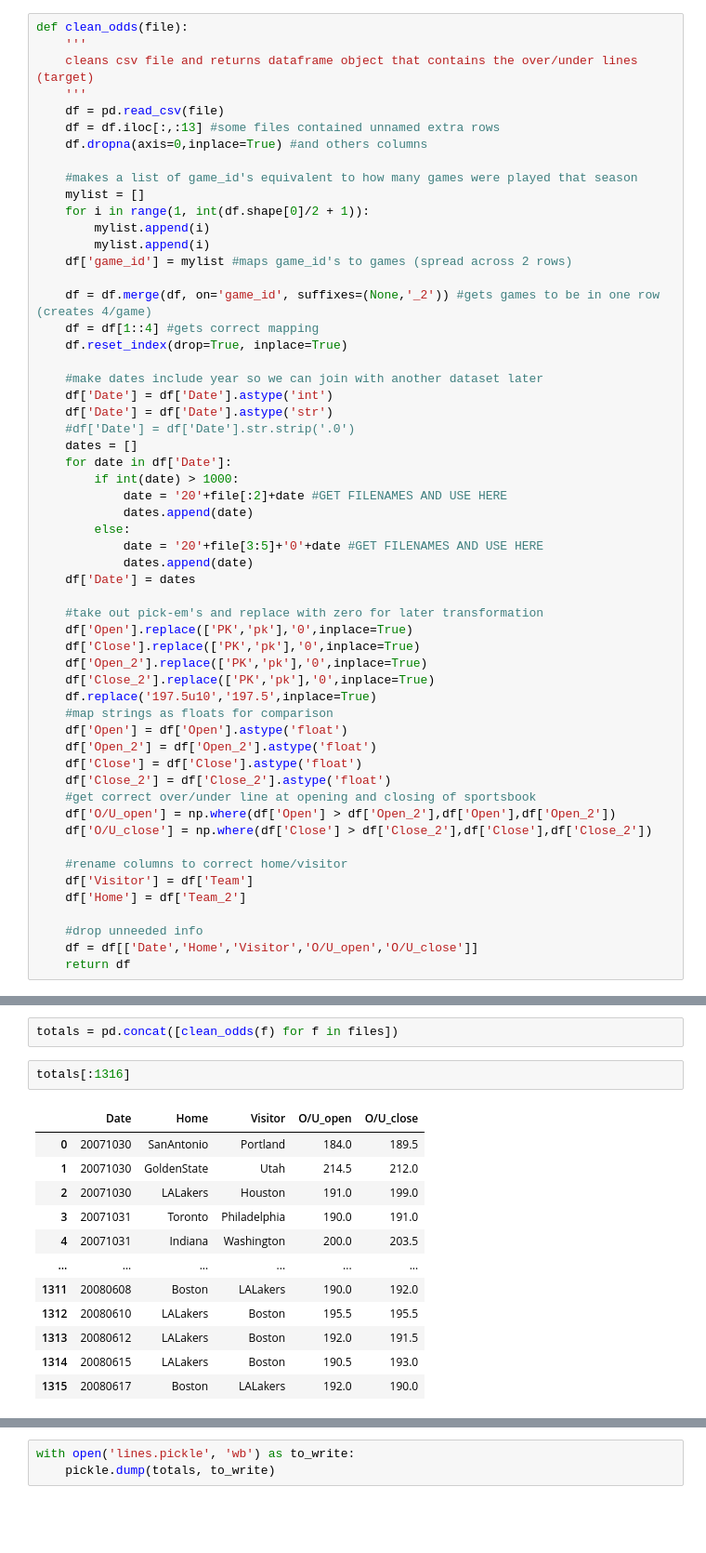
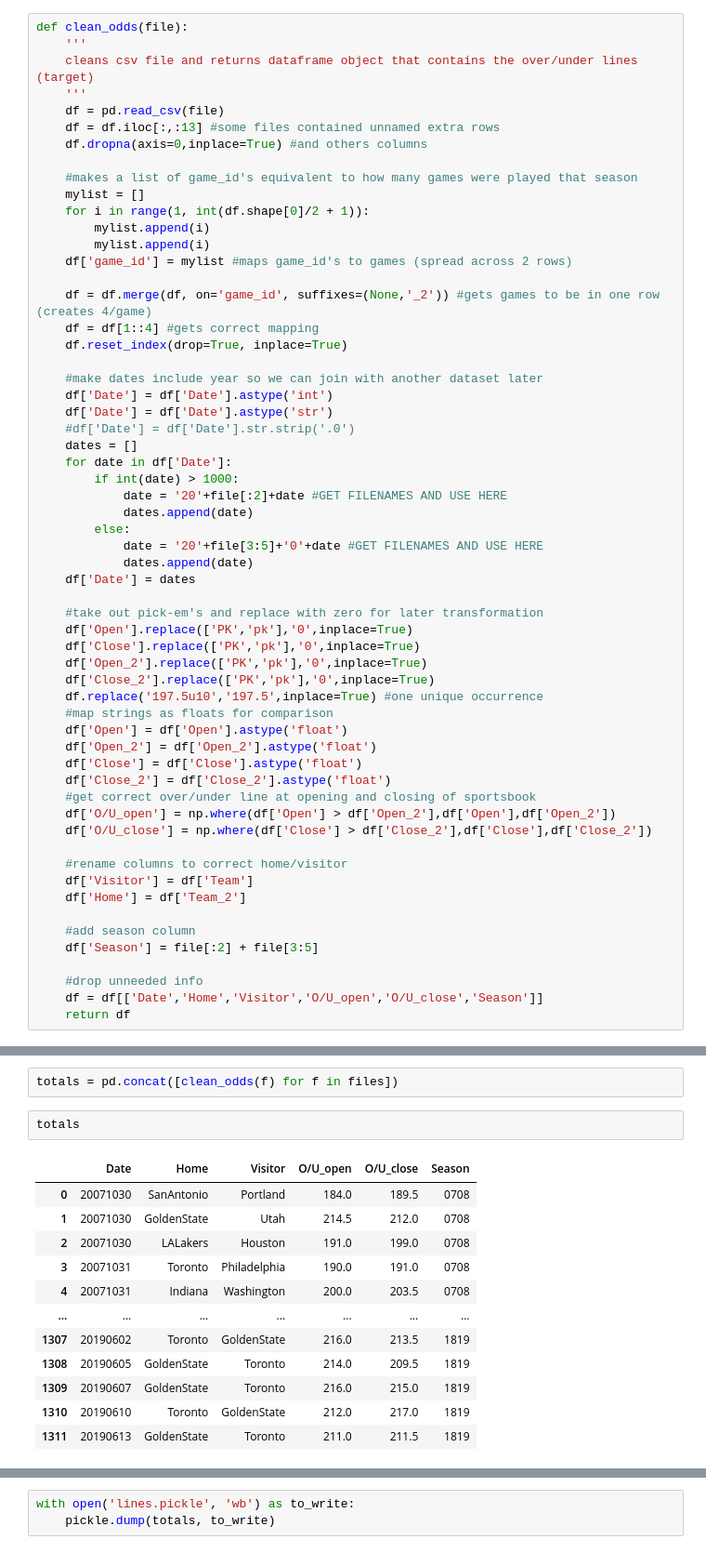
Before and after one commit to jseemayer2/NBA-Over-Under-Predictor, a Jupyter notebook: Data Cleaning.ipynb, the cells around one changed output, grey strips where cells are left out. Shown: that part at 93% size. Cells and saved outputs as stored; diff of their text form; blank space fills up the shorter version.

Commit message:
scraped data & cleaned merged tables

```diff
--- a/Data Cleaning.ipynb
+++ b/Data Cleaning.ipynb
@@ -70,7 +69,7 @@ def clean_odds(file):
     df['Close'].replace(['PK','pk'],'0',inplace=True)
     df['Open_2'].replace(['PK','pk'],'0',inplace=True)
     df['Close_2'].replace(['PK','pk'],'0',inplace=True)
-    df.replace('197.5u10','197.5',inplace=True)
+    df.replace('197.5u10','197.5',inplace=True) #one unique occurrence
     #map strings as floats for comparison
     df['Open'] = df['Open'].astype('float')
     df['Open_2'] = df['Open_2'].astype('float')
@@ -84,8 +83,11 @@ def clean_odds(file):
     df['Visitor'] = df['Team']
     df['Home'] = df['Team_2']
 
+    #add season column
+    df['Season'] = file[:2] + file[3:5]
+
     #drop unneeded info
-    df = df[['Date','Home','Visitor','O/U_open','O/U_close']]
+    df = df[['Date','Home','Visitor','O/U_open','O/U_close','Season']]
     return df
 # %% [markdown]
 Use this clean_odds function to generate our dataset to combine with our scraped game data.
@@ -92,17 +115,17 @@ Use this clean_odds function to generate our dataset to combine with our scraped
 # %%
 totals = pd.concat([clean_odds(f) for f in files])
 # %%
-totals[:1316]
+totals
 # %% [output]
-|  | Date | Home | Visitor | O/U_open | O/U_close |
-| 0 | 20071030 | SanAntonio | Portland | 184.0 | 189.5 |
-| 1 | 20071030 | GoldenState | Utah | 214.5 | 212.0 |
-| 2 | 20071030 | LALakers | Houston | 191.0 | 199.0 |
-| 3 | 20071031 | Toronto | Philadelphia | 190.0 | 191.0 |
-| 4 | 20071031 | Indiana | Washington | 200.0 | 203.5 |
-| ... | ... | ... | ... | ... | ... |
-| 1311 | 20080608 | Boston | LALakers | 190.0 | 192.0 |
-| 1312 | 20080610 | LALakers | Boston | 195.5 | 195.5 |
-| 1313 | 20080612 | LALakers | Boston | 192.0 | 191.5 |
-| 1314 | 20080615 | LALakers | Boston | 190.5 | 193.0 |
-| 1315 | 20080617 | Boston | LALakers | 192.0 | 190.0 |
+|  | Date | Home | Visitor | O/U_open | O/U_close | Season |
+| 0 | 20071030 | SanAntonio | Portland | 184.0 | 189.5 | 0708 |
+| 1 | 20071030 | GoldenState | Utah | 214.5 | 212.0 | 0708 |
+| 2 | 20071030 | LALakers | Houston | 191.0 | 199.0 | 0708 |
+| 3 | 20071031 | Toronto | Philadelphia | 190.0 | 191.0 | 0708 |
+| 4 | 20071031 | Indiana | Washington | 200.0 | 203.5 | 0708 |
+| ... | ... | ... | ... | ... | ... | ... |
+| 1307 | 20190602 | Toronto | GoldenState | 216.0 | 213.5 | 1819 |
+| 1308 | 20190605 | GoldenState | Toronto | 214.0 | 209.5 | 1819 |
+| 1309 | 20190607 | GoldenState | Toronto | 216.0 | 215.0 | 1819 |
+| 1310 | 20190610 | Toronto | GoldenState | 212.0 | 217.0 | 1819 |
+| 1311 | 20190613 | GoldenState | Toronto | 211.0 | 211.5 | 1819 |
```
Also changed, not shown: parts of 77 cells of this notebook, 4 other files.
